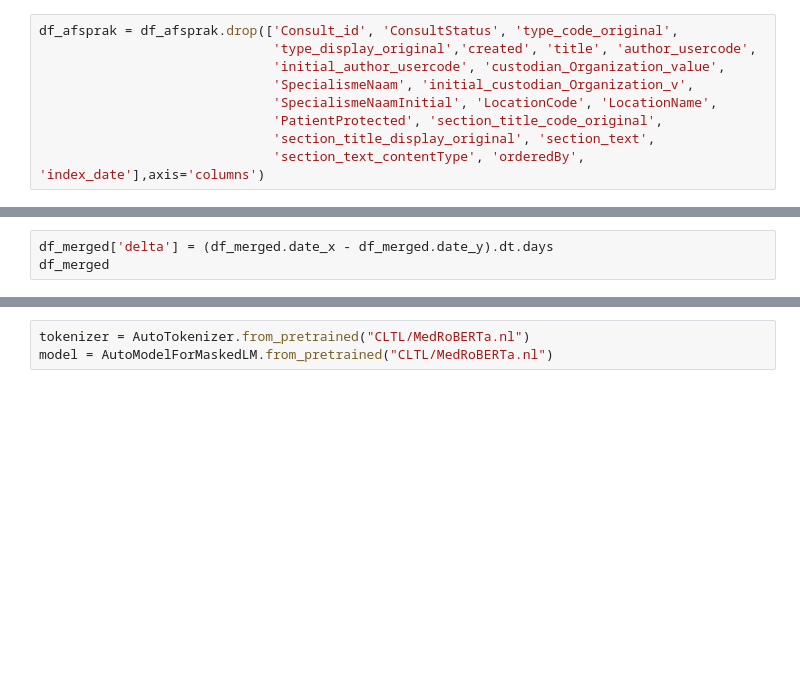
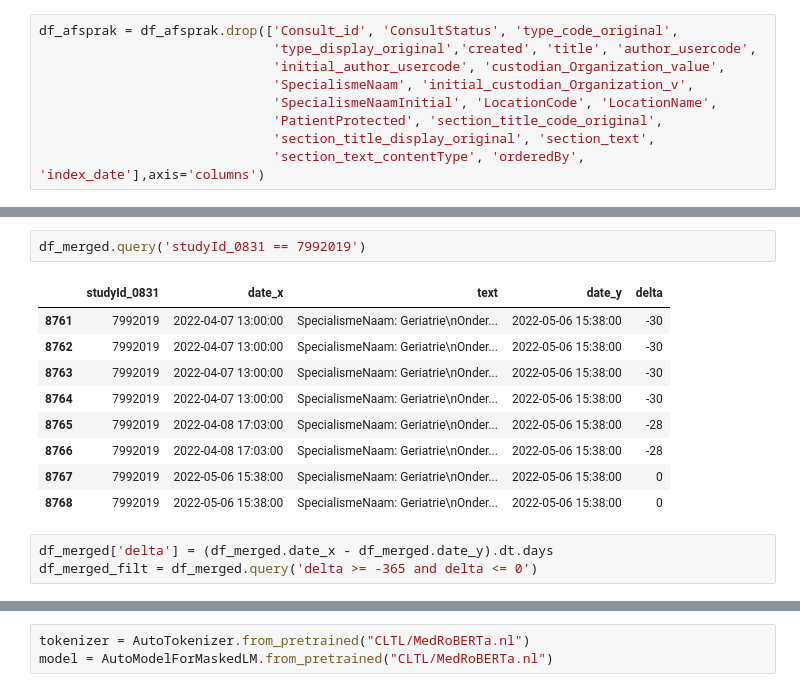
Before and after one commit to UPOD-datascience/ODIN, a Jupyter notebook: sandboxes/07_consults/consults_riskGroup_classifier.ipynb, the cells around one changed output, grey strips where cells are left out. Cells and saved outputs as stored; diff of their text form; blank space fills up the shorter version.

```diff
--- a/sandboxes/07_consults/consults_riskGroup_classifier.ipynb
+++ b/sandboxes/07_consults/consults_riskGroup_classifier.ipynb
@@ -37,3 +67,15 @@ df_merged
+# %%
+df_merged.query('studyId_0831 == 7992019')
+# %% [output]
+|  | studyId_0831 | date_x | text | date_y | delta |
+| 8761 | 7992019 | 2022-04-07 13:00:00 | SpecialismeNaam: Geriatrie\nOnder... | 2022-05-06 15:38:00 | -30 |
+| 8762 | 7992019 | 2022-04-07 13:00:00 | SpecialismeNaam: Geriatrie\nOnder... | 2022-05-06 15:38:00 | -30 |
+| 8763 | 7992019 | 2022-04-07 13:00:00 | SpecialismeNaam: Geriatrie\nOnder... | 2022-05-06 15:38:00 | -30 |
+| 8764 | 7992019 | 2022-04-07 13:00:00 | SpecialismeNaam: Geriatrie\nOnder... | 2022-05-06 15:38:00 | -30 |
+| 8765 | 7992019 | 2022-04-08 17:03:00 | SpecialismeNaam: Geriatrie\nOnder... | 2022-05-06 15:38:00 | -28 |
+| 8766 | 7992019 | 2022-04-08 17:03:00 | SpecialismeNaam: Geriatrie\nOnder... | 2022-05-06 15:38:00 | -28 |
+| 8767 | 7992019 | 2022-05-06 15:38:00 | SpecialismeNaam: Geriatrie\nOnder... | 2022-05-06 15:38:00 | 0 |
+| 8768 | 7992019 | 2022-05-06 15:38:00 | SpecialismeNaam: Geriatrie\nOnder... | 2022-05-06 15:38:00 | 0 |
 # %%
 df_merged['delta'] = (df_merged.date_x - df_merged.date_y).dt.days
-df_merged
+df_merged_filt = df_merged.query('delta >= -365 and delta <= 0')
```
Also changed, not shown: parts of 19 cells of this notebook.
